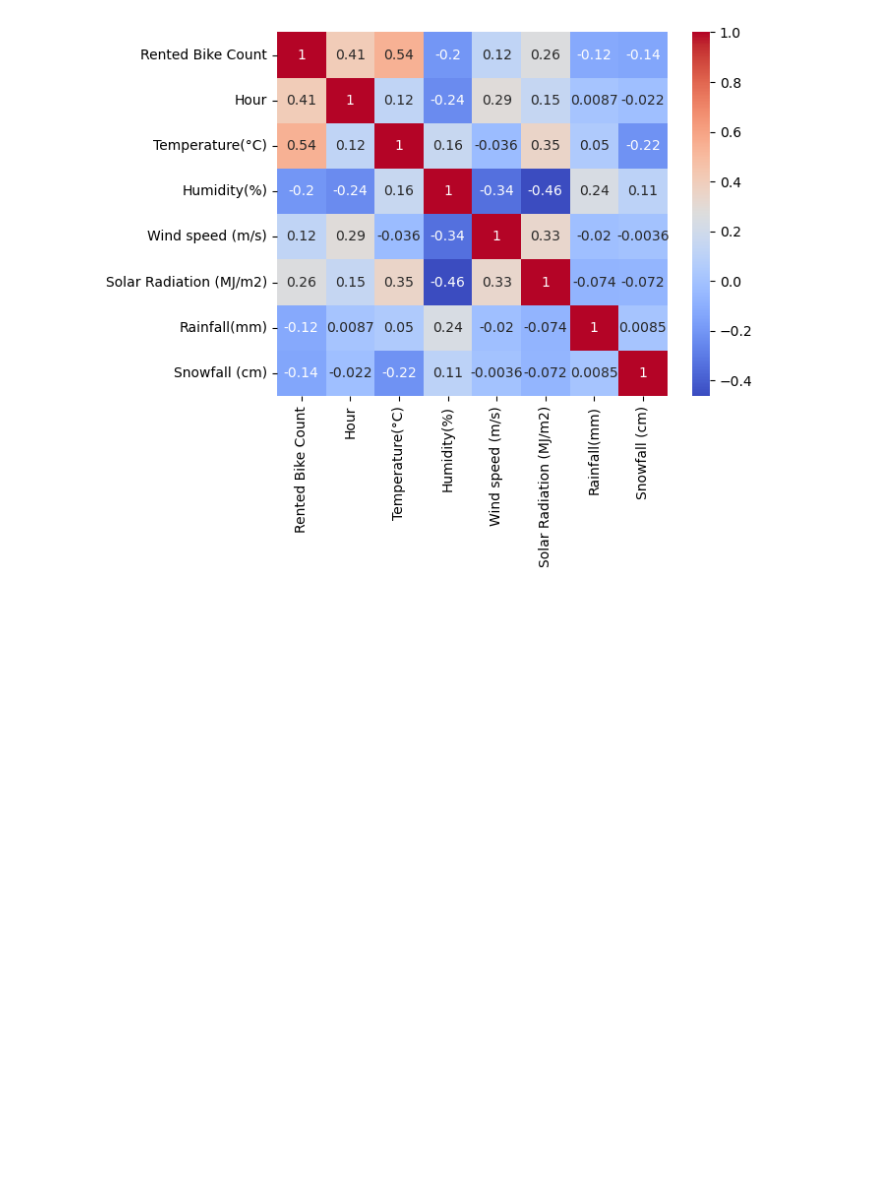
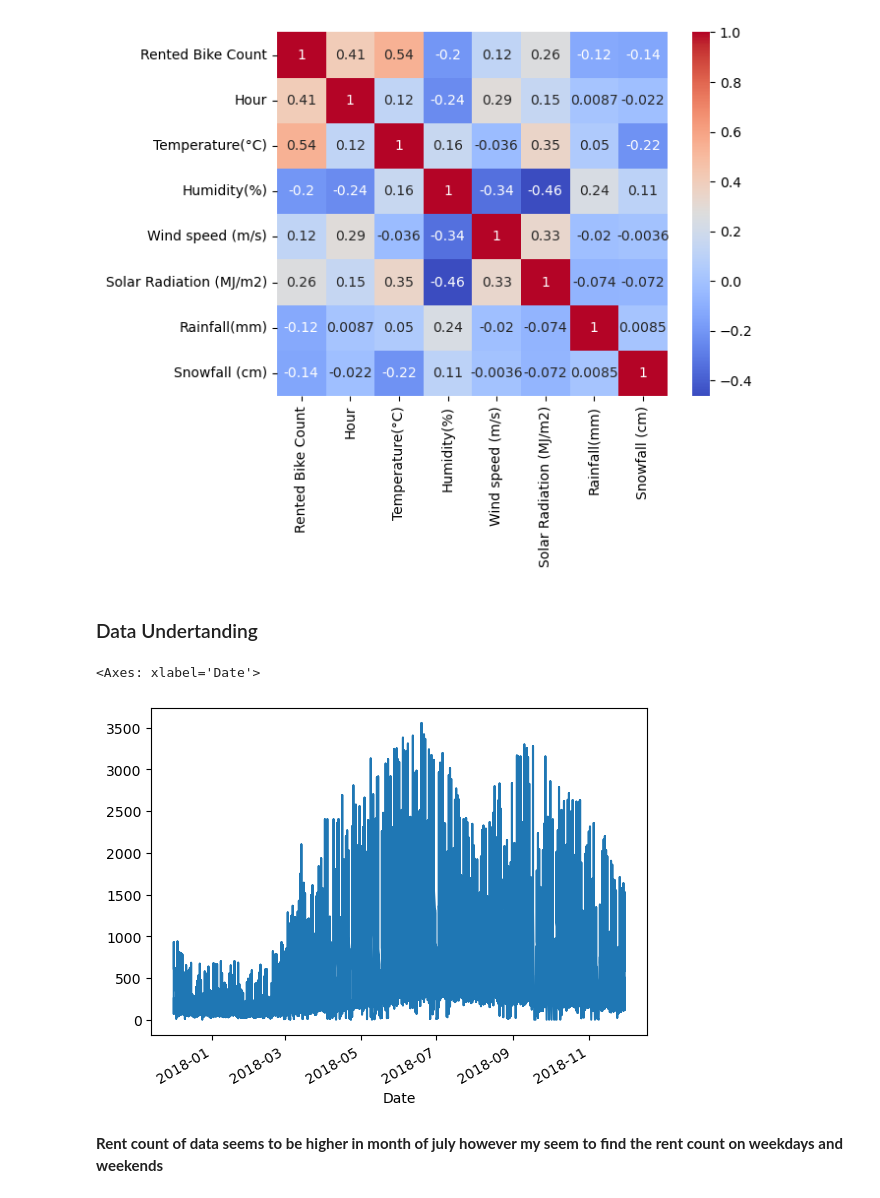
Before and after one commit to surya81/myproject, a Jupyter notebook: Bike_Sharing_Demand_Prediction.ipynb, the cells around one changed output. Cells and saved outputs as stored; diff of their text form; code cells hidden in the pictures; blank space fills up the shorter version.

```diff
--- a/Bike_Sharing_Demand_Prediction.ipynb
+++ b/Bike_Sharing_Demand_Prediction.ipynb
@@ -284,3 +284,12 @@ sns.heatmap(corr_matrix, annot=True, cmap='coolwarm')
 plt.show()
 # %% [output]
 [figure]
+# %% [markdown]
+### Data Undertanding
+# %%
+dataset["Rented Bike Count"].plot()
+# %% [output]
+<Axes: xlabel='Date'>
+[figure, added]
+# %% [markdown]
+**Rent count of data seems to be higher in month  of july however my seem to find the rent count on weekdays and weekends**
```
Also changed, not shown: parts of 12 cells of this notebook.
